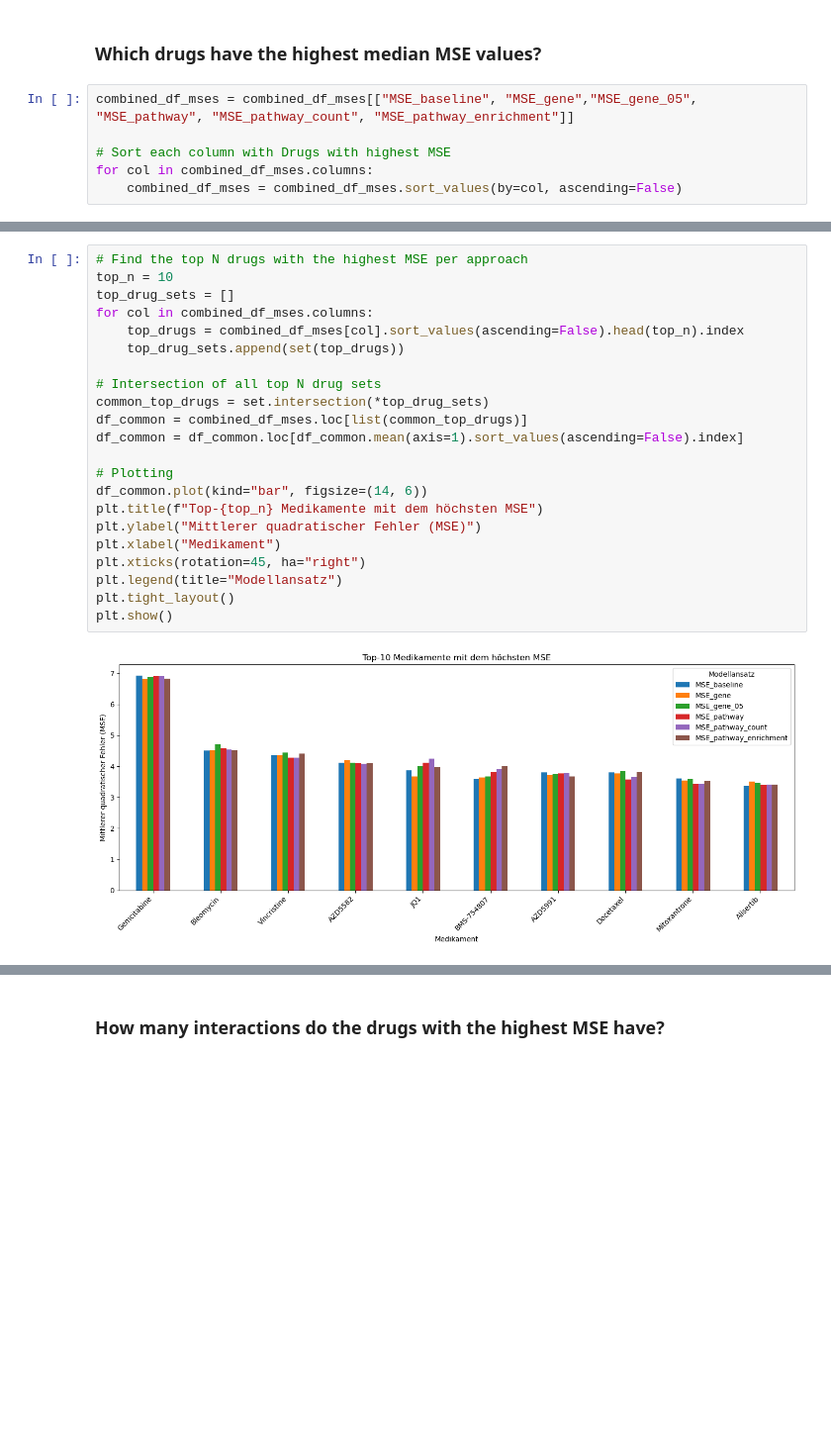
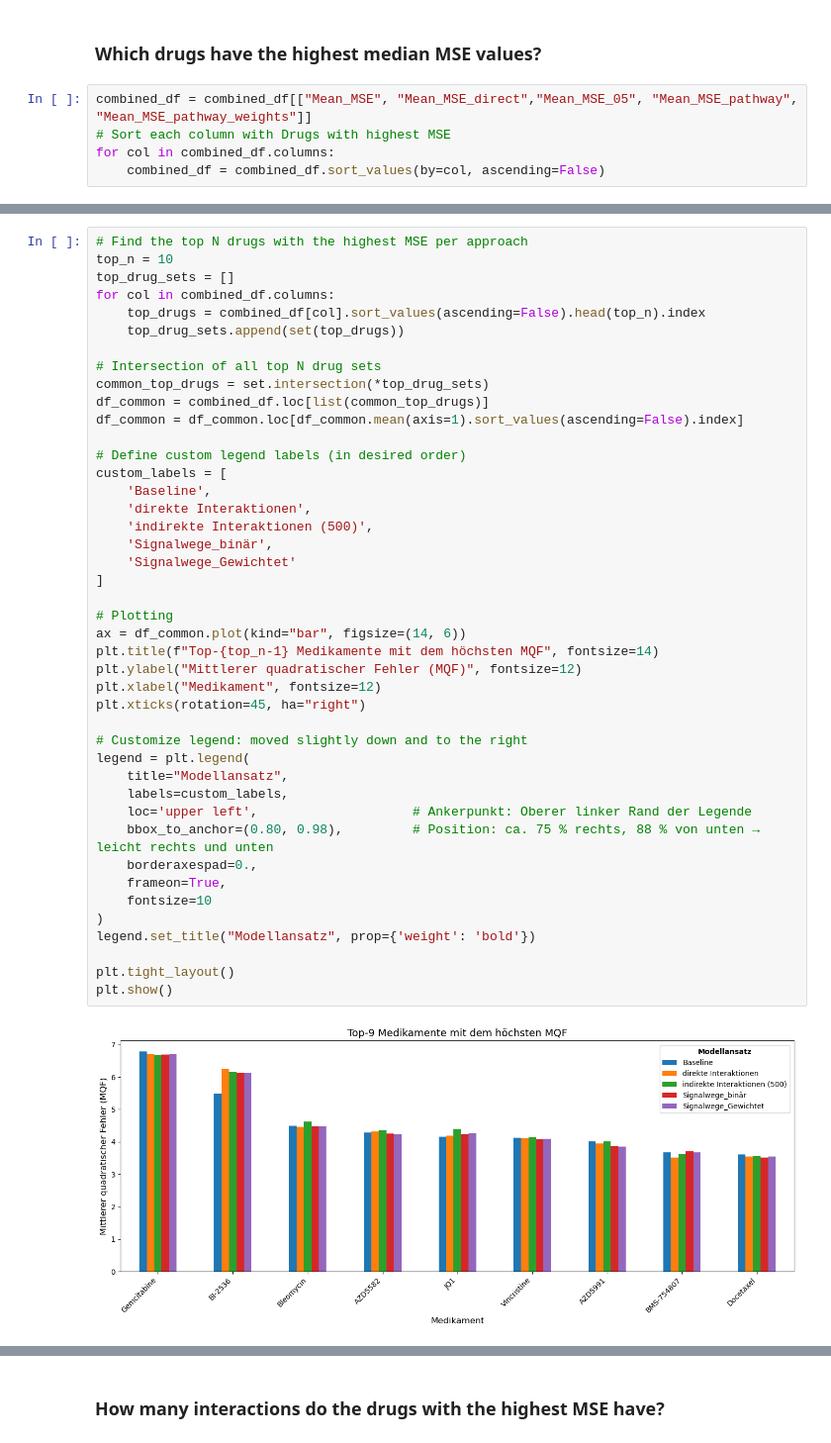
Before and after one commit to txm0324/Bachelor-Thesis, a Jupyter notebook: TUGDA/MSE_Analysis.ipynb, the cells around one changed output, grey strips where cells are left out. Shown: that part at 99% size. Cells and saved outputs as stored; diff of their text form; blank space fills up the shorter version.

```diff
--- a/TUGDA/MSE_Analysis.ipynb
+++ b/TUGDA/MSE_Analysis.ipynb
@@ -158,8 +78,7 @@ dtype: float64
 # %% [markdown]
 ### Which drugs have the highest median MSE values?
 # %%
-combined_df_mses = combined_df_mses[["MSE_baseline", "MSE_gene","MSE_gene_05", "MSE_pathway", "MSE_pathway_count", "MSE_pathway_enrichment"]]
-
+combined_df = combined_df[["Mean_MSE", "Mean_MSE_direct","Mean_MSE_05", "Mean_MSE_pathway", "Mean_MSE_pathway_weights"]]
 # Sort each column with Drugs with highest MSE
-for col in combined_df_mses.columns:
-    combined_df_mses = combined_df_mses.sort_values(by=col, ascending=False)
+for col in combined_df.columns:
+    combined_df = combined_df.sort_values(by=col, ascending=False)
@@ -166,26 +152,47 @@ for col in combined_df_mses.columns:
 # %%
 # Find the top N drugs with the highest MSE per approach
 top_n = 10
 top_drug_sets = []
-for col in combined_df_mses.columns:
-    top_drugs = combined_df_mses[col].sort_values(ascending=False).head(top_n).index
+for col in combined_df.columns:
+    top_drugs = combined_df[col].sort_values(ascending=False).head(top_n).index
     top_drug_sets.append(set(top_drugs))
 
 # Intersection of all top N drug sets
 common_top_drugs = set.intersection(*top_drug_sets)
-df_common = combined_df_mses.loc[list(common_top_drugs)]
+df_common = combined_df.loc[list(common_top_drugs)]
 df_common = df_common.loc[df_common.mean(axis=1).sort_values(ascending=False).index]
 
+# Define custom legend labels (in desired order)
+custom_labels = [
+    'Baseline',
+    'direkte Interaktionen',
+    'indirekte Interaktionen (500)',
+    'Signalwege_binär',
+    'Signalwege_Gewichtet'
+]
+
 # Plotting
-df_common.plot(kind="bar", figsize=(14, 6))
-plt.title(f"Top-{top_n} Medikamente mit dem höchsten MSE")
-plt.ylabel("Mittlerer quadratischer Fehler (MSE)")
-plt.xlabel("Medikament")
+ax = df_common.plot(kind="bar", figsize=(14, 6))
+plt.title(f"Top-{top_n-1} Medikamente mit dem höchsten MQF", fontsize=14)
+plt.ylabel("Mittlerer quadratischer Fehler (MQF)", fontsize=12)
+plt.xlabel("Medikament", fontsize=12)
 plt.xticks(rotation=45, ha="right")
-plt.legend(title="Modellansatz")
+
+# Customize legend: moved slightly down and to the right
+legend = plt.legend(
+    title="Modellansatz",
+    labels=custom_labels,
+    loc='upper left',                    # Ankerpunkt: Oberer linker Rand der Legende
+    bbox_to_anchor=(0.80, 0.98),         # Position: ca. 75 % rechts, 88 % von unten → leicht rechts und unten
+    borderaxespad=0.,
+    frameon=True,
+    fontsize=10
+)
+legend.set_title("Modellansatz", prop={'weight': 'bold'})
+
 plt.tight_layout()
 plt.show()
 # %% [output]
-[figure, old version]
+[figure, new version]
 # %%
 # Load the statistics table and filter it to the selected top 10 drugs with the highest MSE
```
Also changed, not shown: parts of 8 cells of this notebook, 35 other files.
